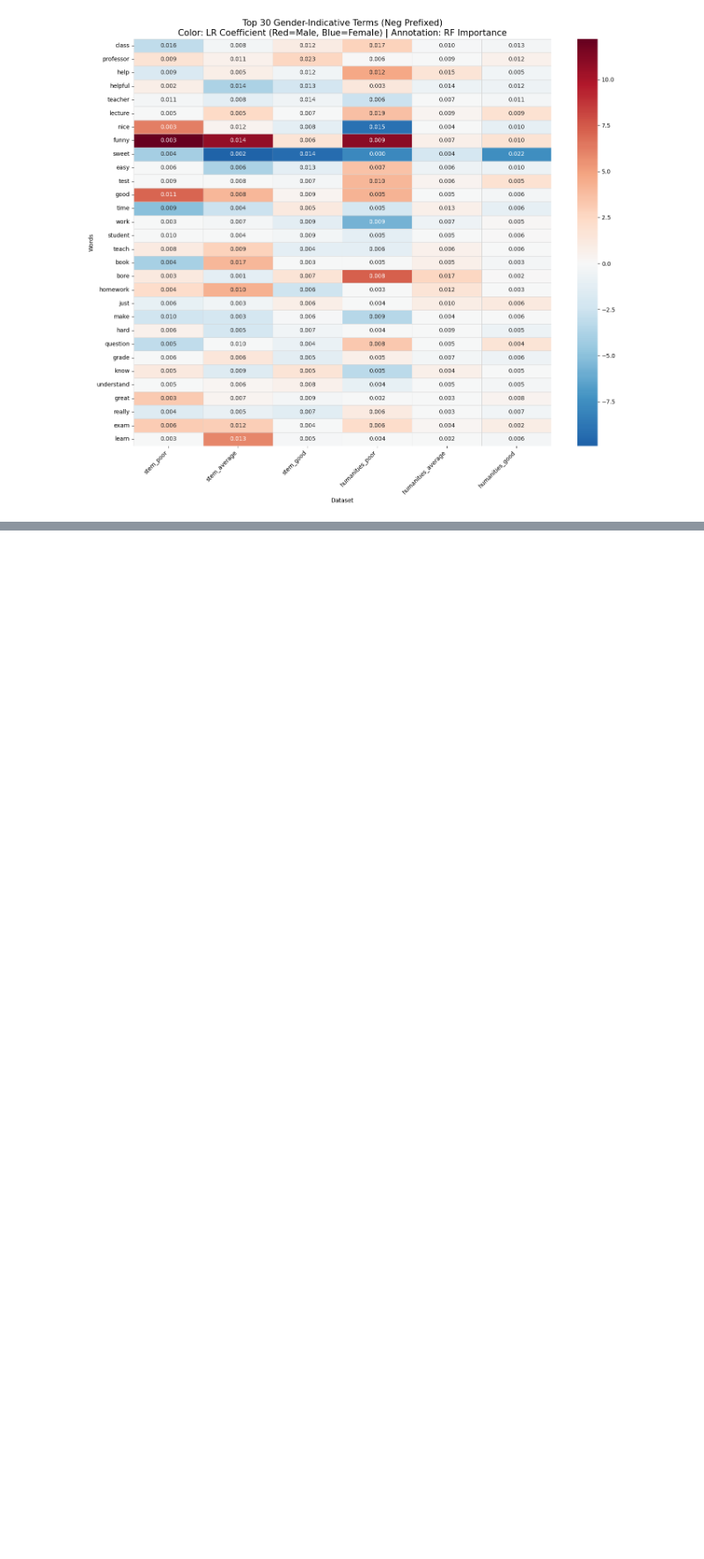
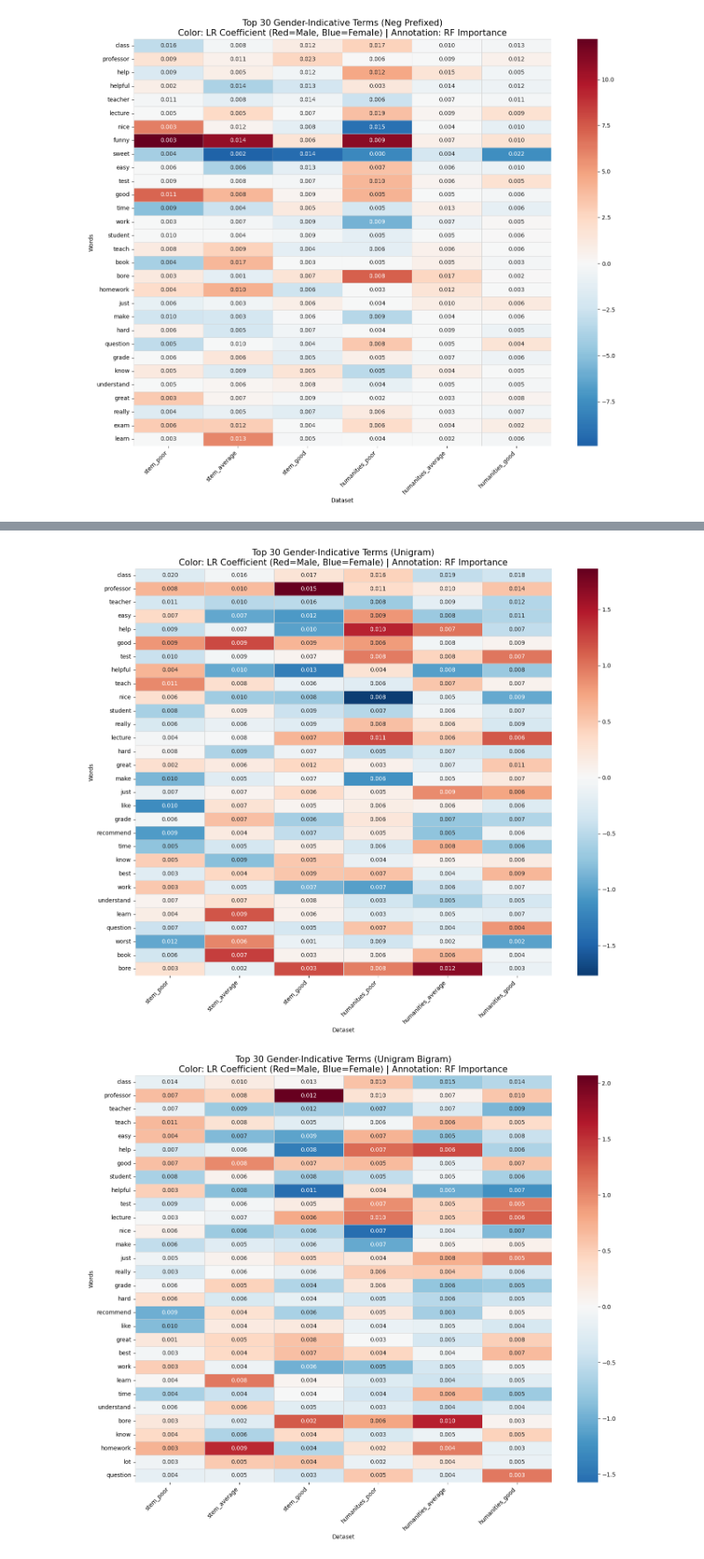
Before and after one commit to Lexi-Zhou/stats201-project-zzz, a Jupyter notebook: Code/W5_1_RF_LR_diagnostics.ipynb, the cells around one changed output, grey strips where cells are left out. Shown at 88% size. Saved outputs shown, nothing was run; the diff lists cells and outputs as text; code cells hidden in the pictures; blank space fills up the shorter version.

```diff
--- a/Code/W5_1_RF_LR_diagnostics.ipynb
+++ b/Code/W5_1_RF_LR_diagnostics.ipynb
@@ -1152,0 +1272,56 @@ for exp_name in EXPERIMENT_ORDER:
+# %%
+for exp_name in EXPERIMENT_ORDER:
+
+    heatmap_data_coeffs = {}
+    heatmap_data_importances = {}
+
+    for dataset_label, dataset_results in all_results.items():
+        col_name = dataset_label
+
+        heatmap_data_coeffs[col_name] = (
+            dataset_results[exp_name]['lr_coefficients']
+            .set_index('Word')['LR_Coefficient']
+        )
+
+        heatmap_data_importances[col_name] = (
+            dataset_results[exp_name]['rf_importance']
+            .set_index('Word')['RF_Importance']
+        )
+
+    heatmap_data_coeffs = pd.DataFrame(heatmap_data_coeffs).fillna(0)
+    heatmap_data_importances = pd.DataFrame(heatmap_data_importances).fillna(0)
+
+    # select top 30 words by overall RF importance
+    combined_importances = heatmap_data_importances.sum(axis=1)
+    top_30_words = combined_importances.nlargest(30).index
+
+    filtered_coeffs = heatmap_data_coeffs.loc[top_30_words]
+    filtered_importances = heatmap_data_importances.loc[top_30_words]
+
+    # plot
+    plt.figure(figsize=(14, 12))
+    sns.heatmap(
+        filtered_coeffs,
+        cmap='RdBu_r',
+        center=0,
+        annot=filtered_importances,
+        fmt='.3f',
+        linewidths=.5,
+        linecolor='lightgray'
+    )
+
+    plt.title(
+        f"Top 30 Gender-Indicative Terms ({exp_name.replace('_', ' ').title()})\n"
+        "Color: LR Coefficient (Red=Male, Blue=Female) | "
+        "Annotation: RF Importance",
+        fontsize=15
+    )
+    plt.xlabel("Dataset")
+    plt.ylabel("Words")
+    plt.xticks(rotation=45, ha='right')
+    plt.yticks(rotation=0)
+    plt.tight_layout()
+    plt.show()
+# %% [output]
+[figure, added]
+[figure, added]
```
Also changed, not shown: parts of 5 cells of this notebook.
